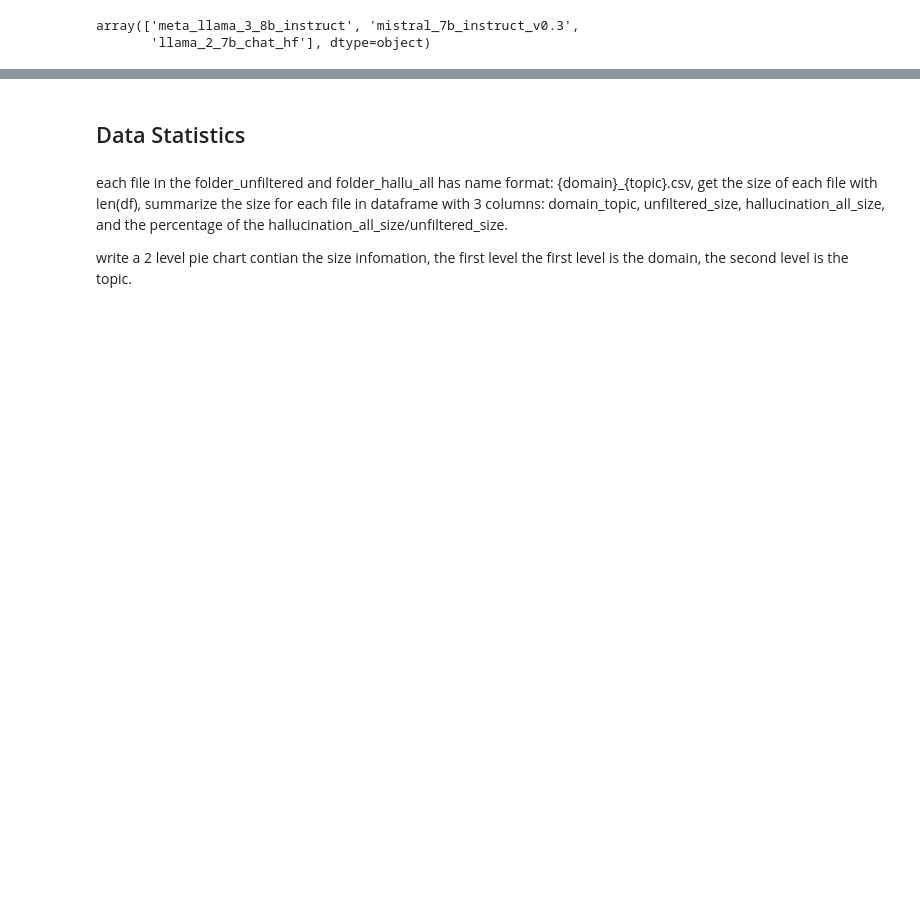
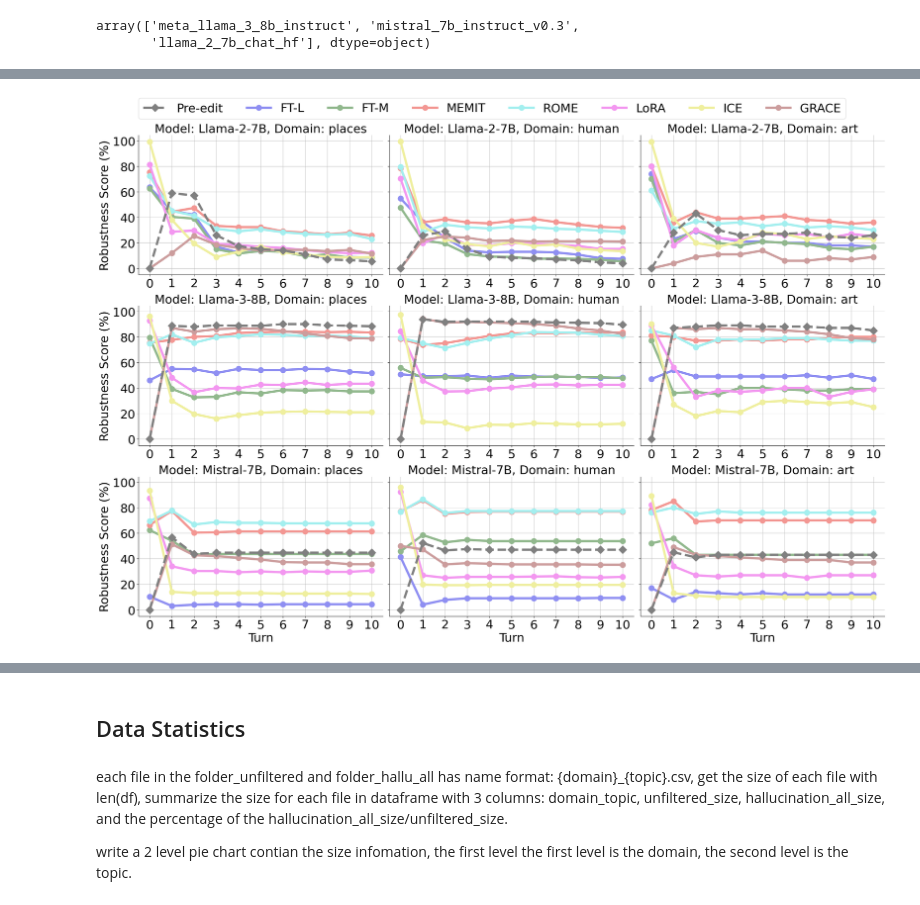
Before and after one commit to BullshiArtist/HalluEditBench, a Jupyter notebook: code/result_summary_sup.ipynb, the cells around one changed output, grey strips where cells are left out. Drawn from its saved outputs; the diff is of its cells as text; code cells hidden in the pictures; blank space fills up the shorter version.

```diff
--- a/code/result_summary_sup.ipynb
+++ b/code/result_summary_sup.ipynb
@@ -503,3 +621,100 @@ plot_multi_turn_all('../results/llama_2_7b_chat_hf_multi_turn')
 with open('../tmp/tmp2_places_country_ROME_meta_llama_3.1_8b_instruct_results.json', 'r') as file:
     metrics = json.load(file)
 metrics[0]
+# %%
+from collections import defaultdict
+
+def plot_multi_turn_all_models(folder_paths, model_name_ls, domains_to_plot):
+    edit_methods = set()
+    domains = set()
+    topics = set()
+    types = set()
+    data = defaultdict(lambda: defaultdict(lambda: defaultdict(lambda: defaultdict(list))))
+
+    for folder_path in folder_paths:
+        for filename in os.listdir(folder_path):
+            if filename.endswith('.json'):
+                parts = filename.split('_')
+                domain, topic, edit_method, type_ = parts[0], parts[1], parts[2], parts[3].replace('.json', '')
+                edit_methods.add(edit_method)
+                domains.add(domain)
+                topics.add(topic)
+                types.add(type_)
+
+                file_path = os.path.join(folder_path, filename)
+                with open(file_path, 'r') as file:
+                    metrics = json.load(file)
+
+                multi_turn_ls_pre = [e['pre']['edit_acc_multi_turn'] for e in metrics]
+                multi_turn_ls_post = [e['post']['edit_acc_multi_turn'] for e in metrics]
+
+                data[os.path.basename(folder_path)][domain][edit_method][type_].append({
+                    'pre': np.mean(multi_turn_ls_pre, axis=0)[:], # 1
+                    'post': np.mean(multi_turn_ls_post, axis=0)[:] # 1
+                })
+
+    # types = ['sure']
+    type_ = 'yes'
+    # domains = ['places', 'art', 'event']  # , 'entertainment', 'business'
+    # fig, axes = plt.subplots(len(folder_paths), len(domains_to_plot), figsize=(20, 3*len(folder_paths)), sharex=False, sharey=True)
+    fig, axes = plt.subplots(3, 3, figsize=(24, 16), sharex=False, sharey=True)
+
+    # Create a single legend for all subplots
+    lines = []
+    labels = []
+
+    for k, folder in enumerate(folder_paths):
+        folder_name = os.path.basename(folder)
+        for j, domain in enumerate(domains_to_plot):
+            ax = axes[k, j] if len(folder_paths) > 1 else axes[j]
+            ax.grid(True, zorder=-1, alpha=0.8)
+            ax.set_title(f'Model: {model_name_ls[k]}, Domain: {domain}', fontsize=26)
+            ax.set_yticks([0, 20, 40, 60, 80, 100])
+            ax.set_yticklabels(['0', '20', '40', '60', '80', '100'], fontsize=26)
+            ax.set_xticks(range(0, 11))
+            ax.set_xticklabels(['0', '1', '2', '3', '4', '5', '6', '7', '8', '9', '10'], fontsize=26)
+            ax.tick_params(axis='y', labelsize=26)
+            ax.set_axisbelow(True)
+            ax.spines['right'].set_visible(False)
+            ax.spines['top'].set_visible(False)
+
+            if k == len(folder_paths) - 1:
+                ax.set_xlabel('Turn', fontsize=26)
+            if j == 0:
+                ax.set_ylabel('Robustness Score (%)', fontsize=26)
+
+            for i, edit_method in enumerate(edit_method_order_ls):
+                if data[folder_name][domain][edit_method][type_]:
+
+                    avg_post = np.mean([d['post'] for d in data[folder_name][domain][edit_method][type_]], axis=0) * 100
+                    # print(f'{folder_name} {domain} {edit_method} \npre: {[d['pre'] for d in data[folder_name][domain][edit_method]['yes']]}\n')
+
+
+                    post_line, = ax.plot(avg_post, marker='o',color=colors[i], linewidth=5, markersize=12) # , alpha=0.5
+
+                    if edit_method not in labels:
+                        lines.append(post_line)
+                        labels.append(edit_method)
+            avg_pre = np.mean([d['pre'] for d in data[folder_name][domain]['ICL'][type_]], axis=0) * 100
+            pre_line, = ax.plot(avg_pre, marker='D', linestyle='--', color='grey', linewidth=5, markersize=12, zorder=2)
+
+    # Add pre-edit line to legend
+    labels.insert(0, 'Pre-edit')
+    lines.insert(0, pre_line)
+
+    labels = ['ICE' if label == 'ICL' else label for label in labels]
+    fig.legend(lines, labels, loc='upper center', bbox_to_anchor=(0.5, 1.05), ncol=8, fontsize=26)
+    plt.tight_layout()
+    plt.savefig(f'../results/figs/plot_robustness_{"_".join(domains_to_plot)}.pdf', bbox_inches='tight', dpi=300)
+    plt.show()
+
+
+plot_multi_turn_all_models([
+    '../results/llama_2_7b_chat_hf_multi_turn',
+    '../results/meta_llama_3_8b_instruct_multi_turn',
+    '../results/mistral_7b_instruct_v0.3_multi_turn',
+],
+model_name_ls,
+['places', 'human', 'art'])
+# %% [output]
+[figure, added]
```
Also changed, not shown: parts of 18 cells of this notebook, 12 other files.
